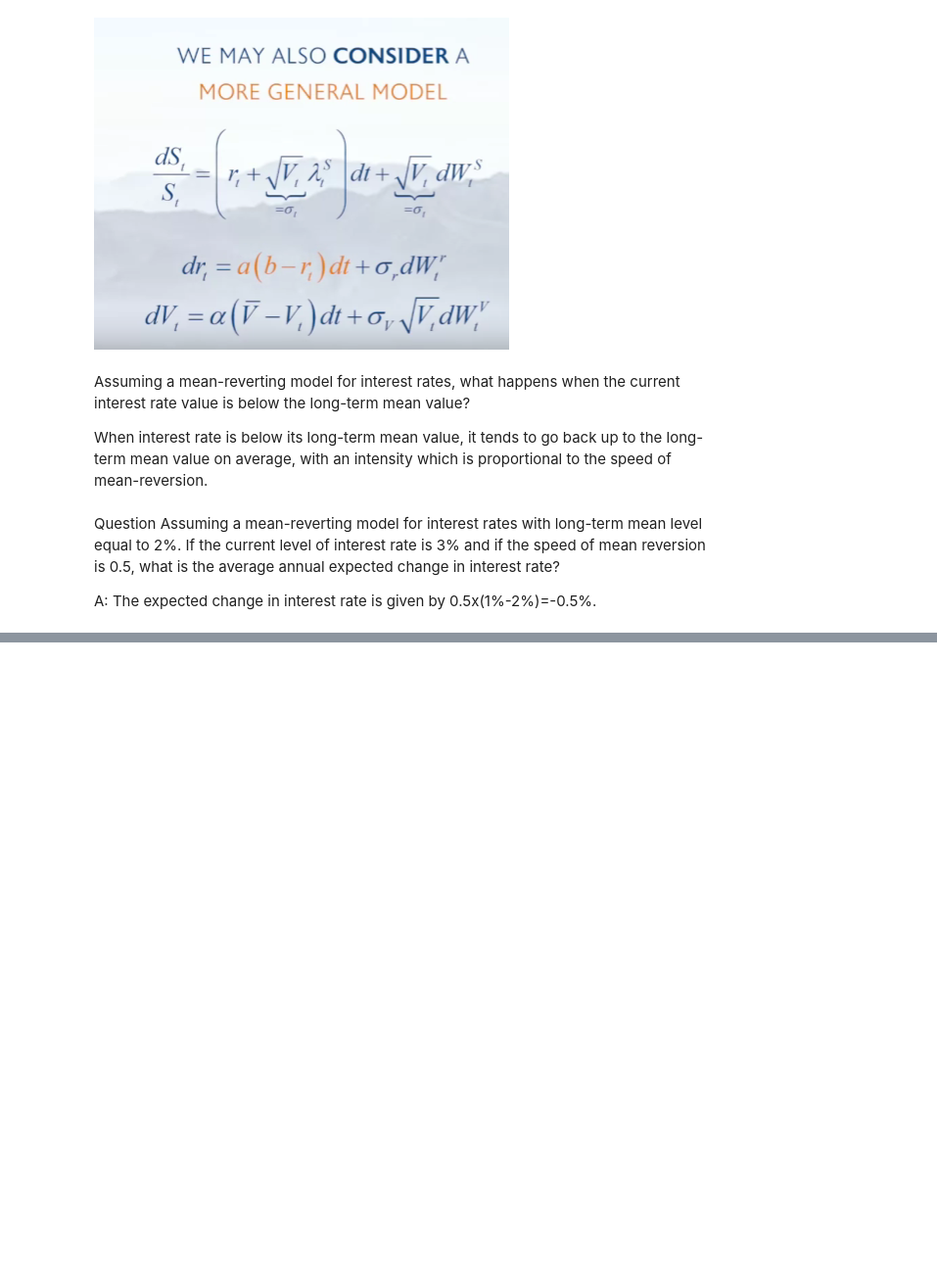
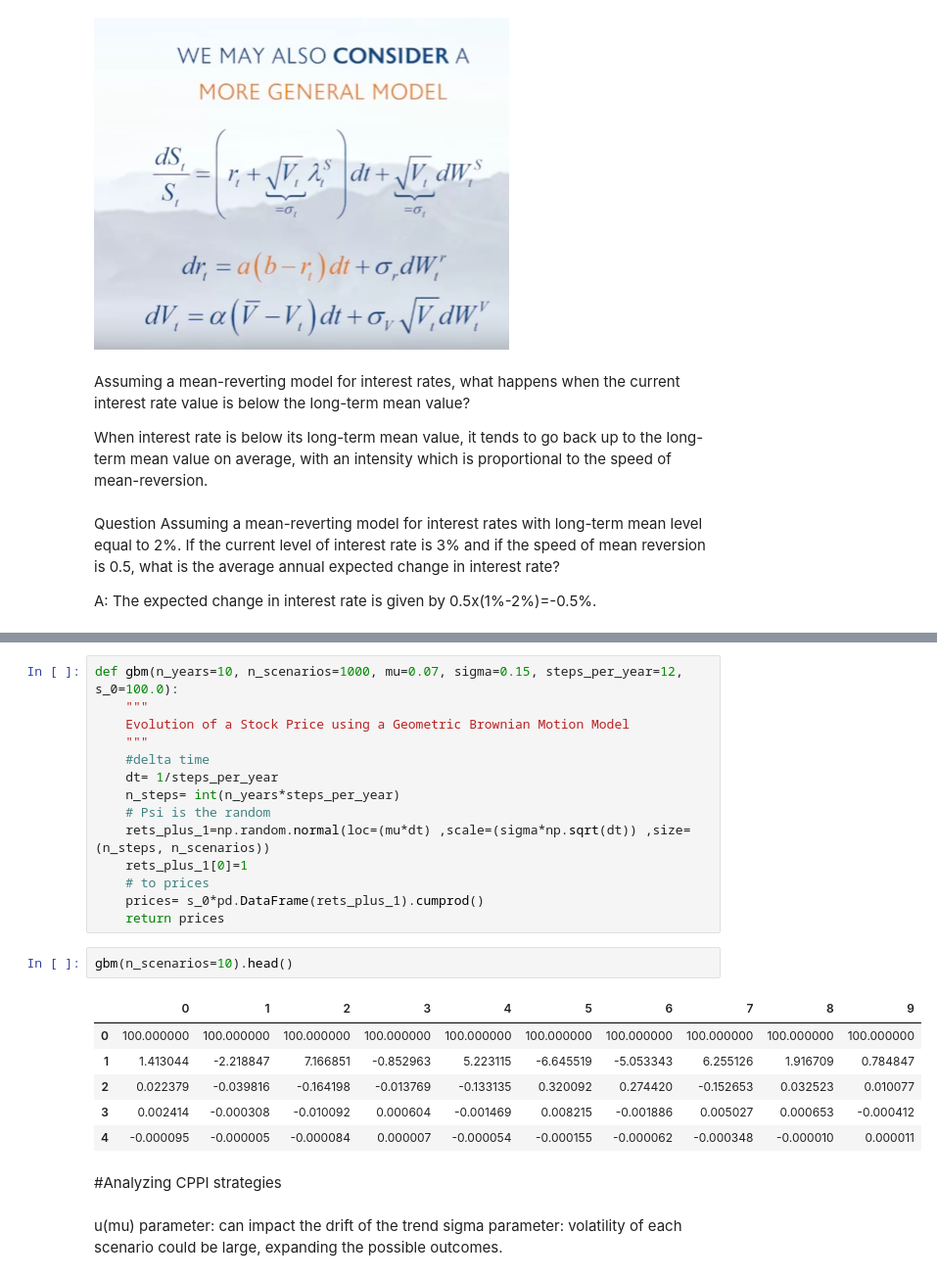
Before and after one commit to lishenjian1996/Programming-Study, a Jupyter notebook: Investment Management with Python and Machine Learning/Introduction to Portfolio Construction and Analysis with Python/week3-beyond diversification-2.ipynb, the cells around one changed output, grey strips where cells are left out. Shown at 98% size. Cells and saved outputs as stored; diff of their text form; blank space fills up the shorter version.

```diff
--- a/Investment Management with Python and Machine Learning/Introduction to Portfolio Construction and Analysis with Python/week3-beyond diversification-2.ipynb
+++ b/Investment Management with Python and Machine Learning/Introduction to Portfolio Construction and Analysis with Python/week3-beyond diversification-2.ipynb
@@ -20,0 +115,28 @@ A: The expected change in interest rate is given by 0.5x(1%-2%)=-0.5%.
+# %%
+def gbm(n_years=10, n_scenarios=1000, mu=0.07, sigma=0.15, steps_per_year=12, s_0=100.0):
+    """
+    Evolution of a Stock Price using a Geometric Brownian Motion Model
+    """
+    #delta time
+    dt= 1/steps_per_year
+    n_steps= int(n_years*steps_per_year)
+    # Psi is the random
+    rets_plus_1=np.random.normal(loc=(mu*dt) ,scale=(sigma*np.sqrt(dt)) ,size=(n_steps, n_scenarios))
+    rets_plus_1[0]=1
+    # to prices
+    prices= s_0*pd.DataFrame(rets_plus_1).cumprod()
+    return prices
+# %%
+gbm(n_scenarios=10).head()
+# %% [output]
+|  | 0 | 1 | 2 | 3 | 4 | 5 | 6 | 7 | 8 | 9 |
+| 0 | 100.000000 | 100.000000 | 100.000000 | 100.000000 | 100.000000 | 100.000000 | 100.000000 | 100.000000 | 100.000000 | 100.000000 |
+| 1 | 1.413044 | -2.218847 | 7.166851 | -0.852963 | 5.223115 | -6.645519 | -5.053343 | 6.255126 | 1.916709 | 0.784847 |
+| 2 | 0.022379 | -0.039816 | -0.164198 | -0.013769 | -0.133135 | 0.320092 | 0.274420 | -0.152653 | 0.032523 | 0.010077 |
+| 3 | 0.002414 | -0.000308 | -0.010092 | 0.000604 | -0.001469 | 0.008215 | -0.001886 | 0.005027 | 0.000653 | -0.000412 |
+| 4 | -0.000095 | -0.000005 | -0.000084 | 0.000007 | -0.000054 | -0.000155 | -0.000062 | -0.000348 | -0.000010 | 0.000011 |
+# %% [markdown]
+#Analyzing CPPI strategies
+# %% [markdown]
+u(mu) parameter: can impact the drift of the trend
+sigma parameter: volatility of each scenario could be large, expanding the possible outcomes.
```
Also changed, not shown: parts of 12 cells of this notebook.
